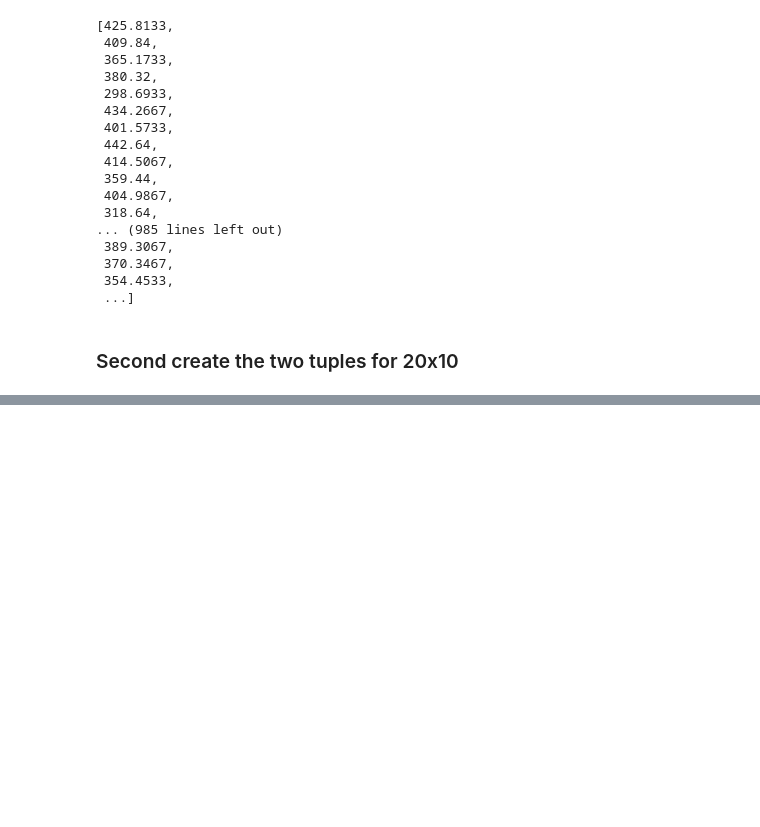
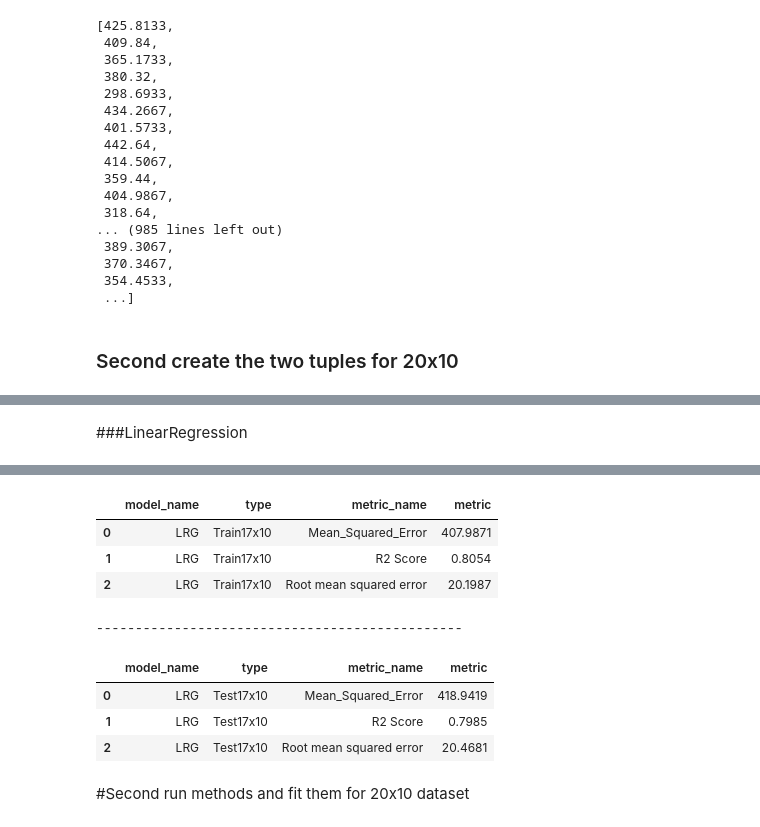
Before and after one commit to spros1/Methods-and-Algorithms_Work_Semester_21-22, a Jupyter notebook: AssortmentPlanning.ipynb, the cells around one changed output, grey strips where cells are left out. Drawn from its saved outputs; the diff is of its cells as text; code cells hidden in the pictures; blank space fills up the shorter version.

```diff
--- a/AssortmentPlanning.ipynb
+++ b/AssortmentPlanning.ipynb
@@ -203,0 +433,14 @@ for e in range(0,df_20x10.shape[0]):
+# %% [markdown]
+###LinearRegression
+# %%
+# LinearRegression run
+LRG_model, LRG_runtime = model_execution(LinearRegression(), 'LRGClassifier')
+train_pred_LRG = model_prediction(LRG_model, X_train)
+test_pred_LRG  = model_prediction(LRG_model, X_test)
+
+# LinearRegression Evaluation
+print("\n")
+LRG_train = model_evaluation_regressor(y_train, train_pred_LRG, 'LRG', 'Train17x10')
+print("-----------------------------------------------\n")
+LRG_test = model_evaluation_regressor(y_test, test_pred_LRG,'LRG', 'Test17x10')
+# %% [output]
@@ -203,0 +448,11 @@ for e in range(0,df_20x10.shape[0]):
+|  | model_name | type | metric_name | metric |
+| 0 | LRG | Train17x10 | Mean_Squared_Error | 407.9871 |
+| 1 | LRG | Train17x10 | R2 Score | 0.8054 |
+| 2 | LRG | Train17x10 | Root mean squared error | 20.1987 |
+-----------------------------------------------
+|  | model_name | type | metric_name | metric |
+| 0 | LRG | Test17x10 | Mean_Squared_Error | 418.9419 |
+| 1 | LRG | Test17x10 | R2 Score | 0.7985 |
+| 2 | LRG | Test17x10 | Root mean squared error | 20.4681 |
+# %% [markdown]
+#Second run methods and fit them for 20x10 dataset
```
Also changed, not shown: parts of 28 cells of this notebook.
